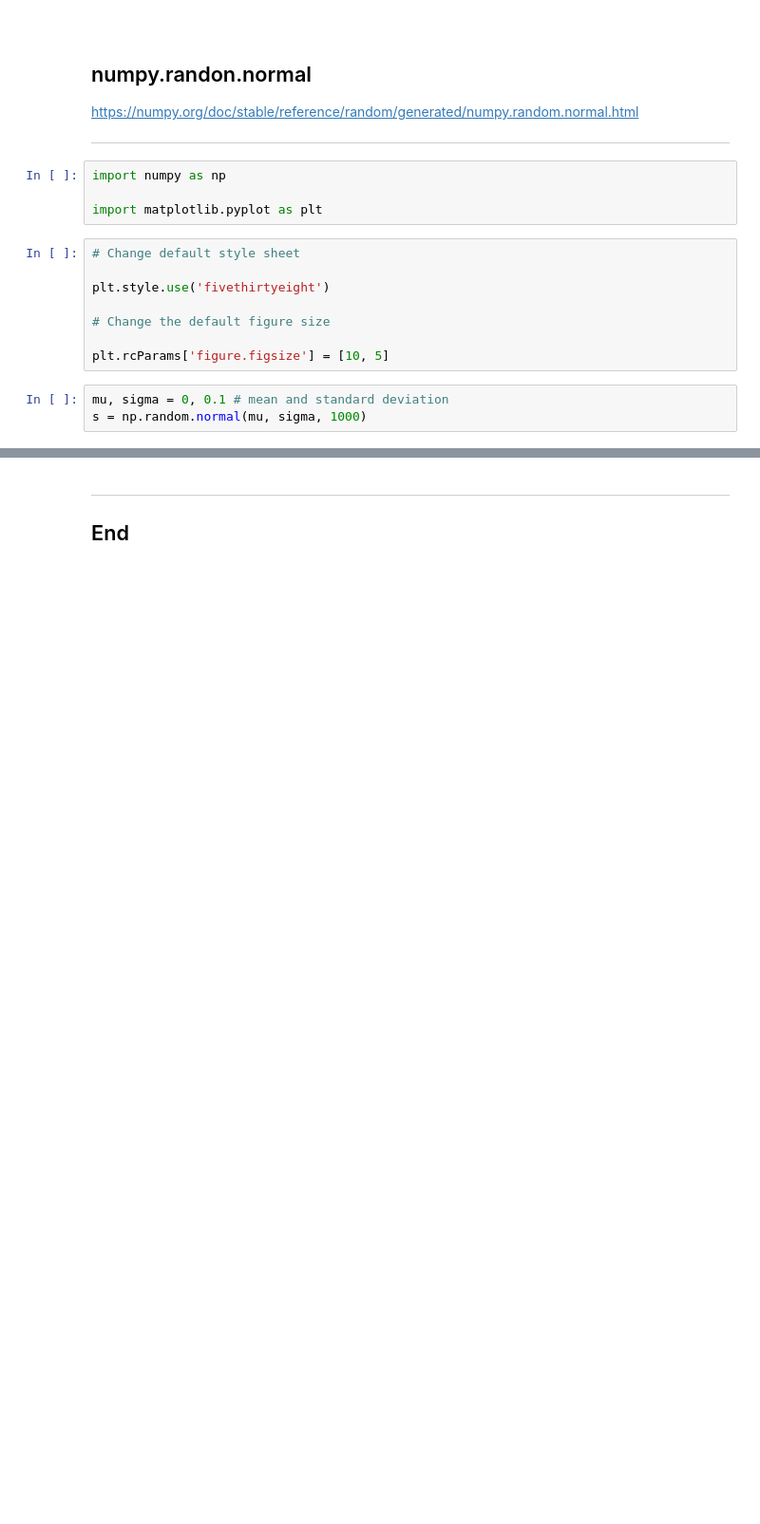
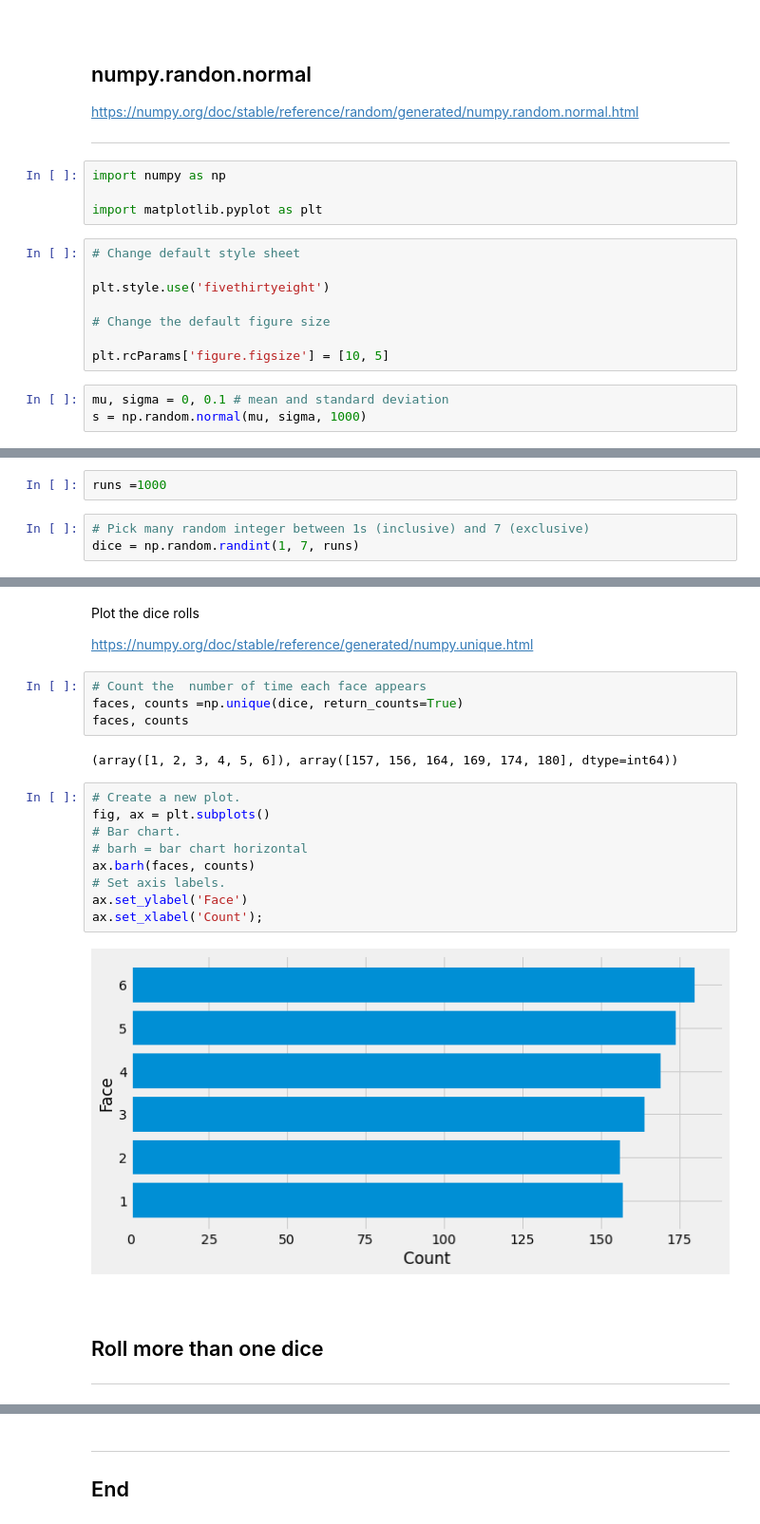
Before and after one commit to Michelleoc/fundamentals-of-data-analysis-workings, a Jupyter notebook: numpy-random.ipynb, the cells around one changed output, grey strips where cells are left out. Shown: that part at 95% size. Cells and saved outputs as stored; diff of their text form; blank space fills up the shorter version.

Commit message:
numpy random and dice

```diff
--- a/numpy-random.ipynb
+++ b/numpy-random.ipynb
@@ -59,0 +75,5 @@ plt.show()
+# %%
+runs =1000
+# %%
+# Pick many random integer between 1s (inclusive) and 7 (exclusive)
+dice = np.random.randint(1, 7, runs)
@@ -59,0 +101,27 @@ plt.show()
+# %% [markdown]
+Plot the dice rolls
+
+https://numpy.org/doc/stable/reference/generated/numpy.unique.html
+# %%
+# Count the  number of time each face appears
+faces, counts =np.unique(dice, return_counts=True)
+faces, counts
+# %% [output]
+(array([1, 2, 3, 4, 5, 6]), array([157, 156, 164, 169, 174, 180], dtype=int64))
+# %%
+# Create a new plot.
+fig, ax = plt.subplots()
+# Bar chart.
+# barh = bar chart horizontal
+ax.barh(faces, counts)
+# Set axis labels.
+ax.set_ylabel('Face')
+ax.set_xlabel('Count');
+# %% [output]
+[figure, added]
+# %% [markdown]
+<br>
+
+## Roll more than one dice
+
+***
```
Also changed, not shown: parts of 15 cells of this notebook, 1 other file.
